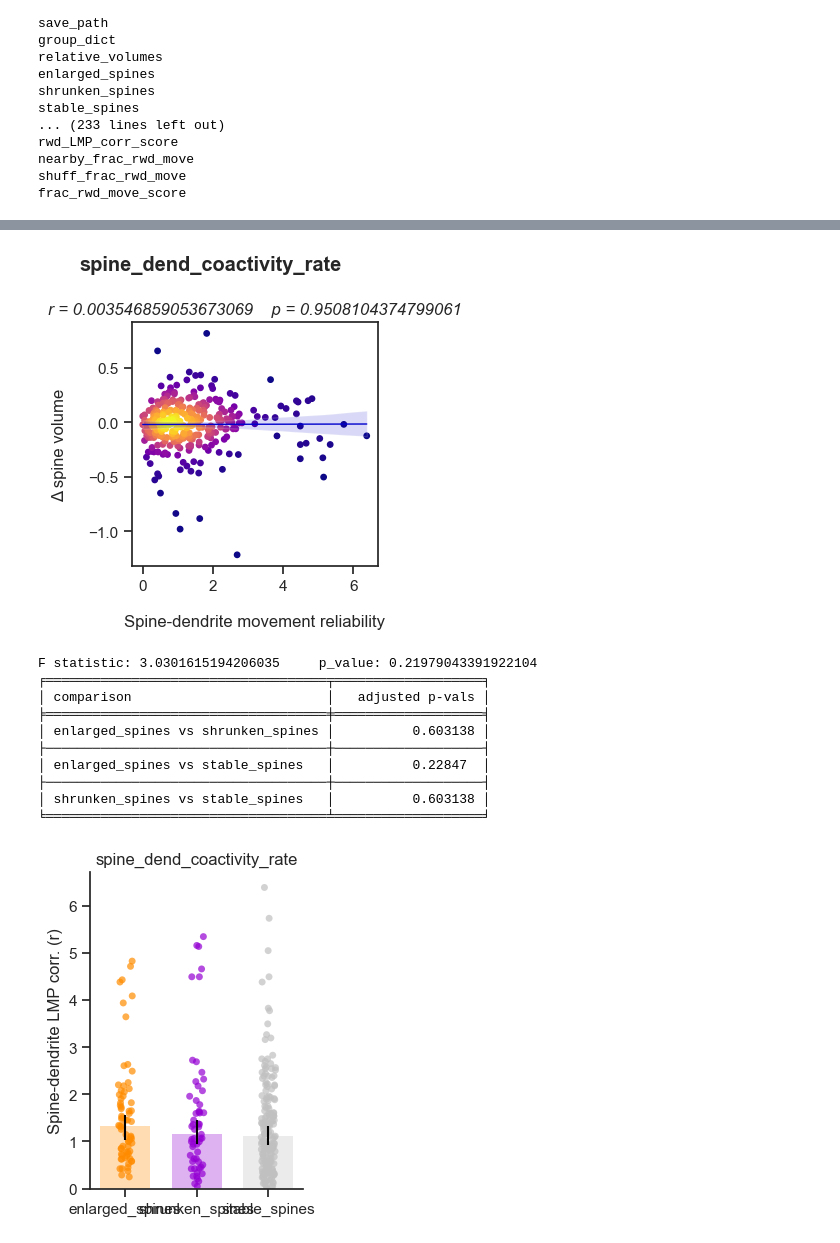
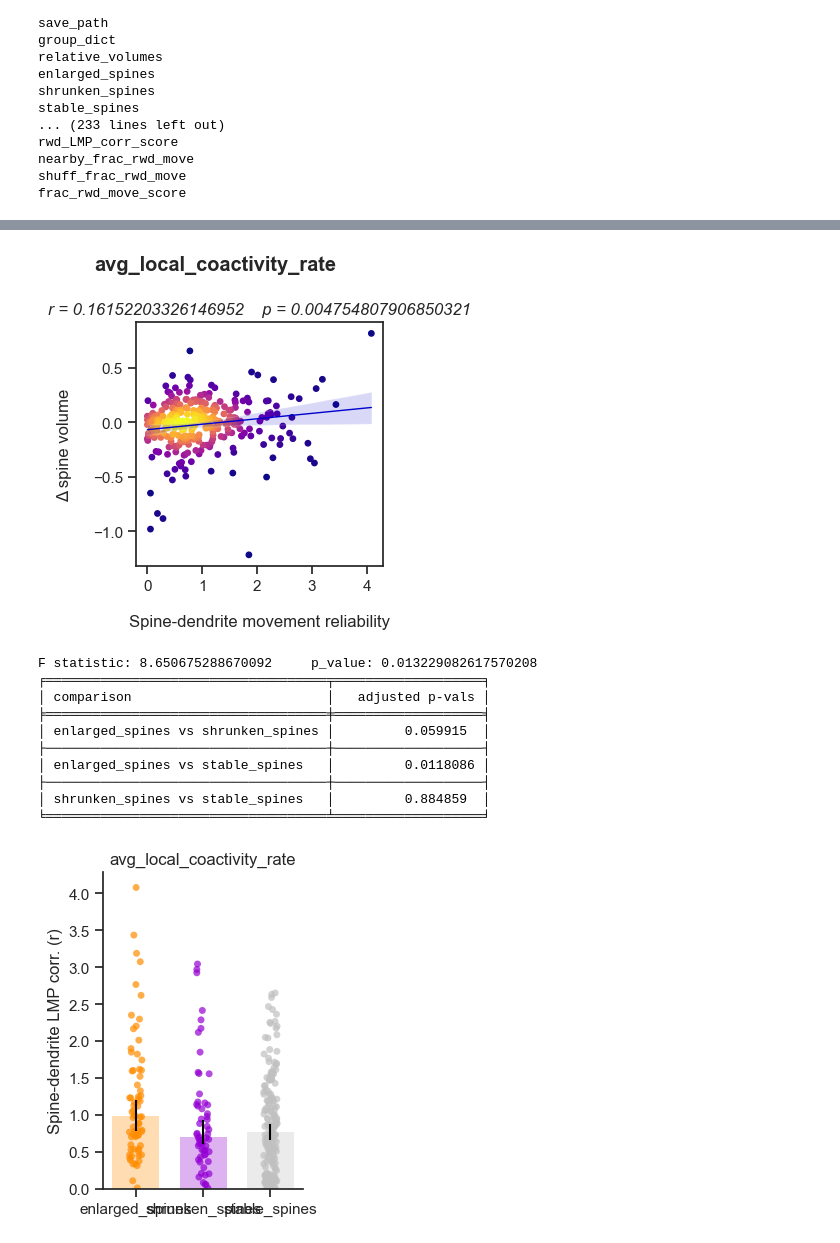
Before and after one commit to wjakewright/Lab_Analyses, a Jupyter notebook: Lab_Analyses/Spine_Analysis/Batch_Coactivity_Analysis.ipynb, the cells around one changed output, grey strips where cells are left out. Cells and saved outputs as stored; diff of their text form; code cells hidden in the pictures.

```diff
--- a/Lab_Analyses/Spine_Analysis/Batch_Coactivity_Analysis.ipynb
+++ b/Lab_Analyses/Spine_Analysis/Batch_Coactivity_Analysis.ipynb
@@ -342,7 +344,7 @@ frac_rwd_move_score
 # %%
 # Correlation Plots
 plot_data.plot_volume_correlation(
-    variable_name="spine_dend_coactivity_rate",
+    variable_name="avg_local_coactivity_rate",
     volume_type="relative_volume",
     CI=95,
     figsize=(3.7,4),
@@ -361,43 +363,43 @@ plot_data.plot_volume_correlation(
     save_path=figure_path
 )
 # %% [output]
-[figure, old version]
+[figure, new version]
 # %%
 # Group mean activity plots
 plot_data.plot_group_scatter_plot(
-    variable_name="spine_dend_coactivity_rate",
+    variable_name="avg_local_coactivity_rate",
     group_type="plastic_spines",
     mean_type="median",
     err_type="CI",
     figsize=(3,4),
     ytitle="Spine-dendrite LMP corr. (r)",
     ylim=None,
     s_colors=["darkorange", "darkviolet", "silver"],
     s_size=5,
     s_alpha=0.7,
     b_colors=["darkorange", "darkviolet", "silver"],
     b_edgecolors = "black",
     b_err_colors="black",
     b_width=0.7,
     b_linewidth=0,
     b_alpha=0.3,
     test_type="nonparametric",
     test_method="holm-sidak",
     save=False,
     save_path=figure_path,
 )
 # %% [output]
-F statistic: 3.0301615194206035     p_value: 0.21979043391922104
+F statistic: 8.650675288670092     p_value: 0.013229082617570208
 ╒════════════════════════════════════╤═══════════════════╕
 │ comparison                         │   adjusted p-vals │
 ╞════════════════════════════════════╪═══════════════════╡
-│ enlarged_spines vs shrunken_spines │          0.603138 │
+│ enlarged_spines vs shrunken_spines │         0.059915  │
 ├────────────────────────────────────┼───────────────────┤
-│ enlarged_spines vs stable_spines   │          0.22847  │
+│ enlarged_spines vs stable_spines   │         0.0118086 │
 ├────────────────────────────────────┼───────────────────┤
-│ shrunken_spines vs stable_spines   │          0.603138 │
+│ shrunken_spines vs stable_spines   │         0.884859  │
 ╘════════════════════════════════════╧═══════════════════╛
-[figure, old version]
+[figure, new version]
 # %%
 
 plot_data.plot_multi_group_scatter_plots(
```
Also changed, not shown: parts of 25 cells of this notebook.
